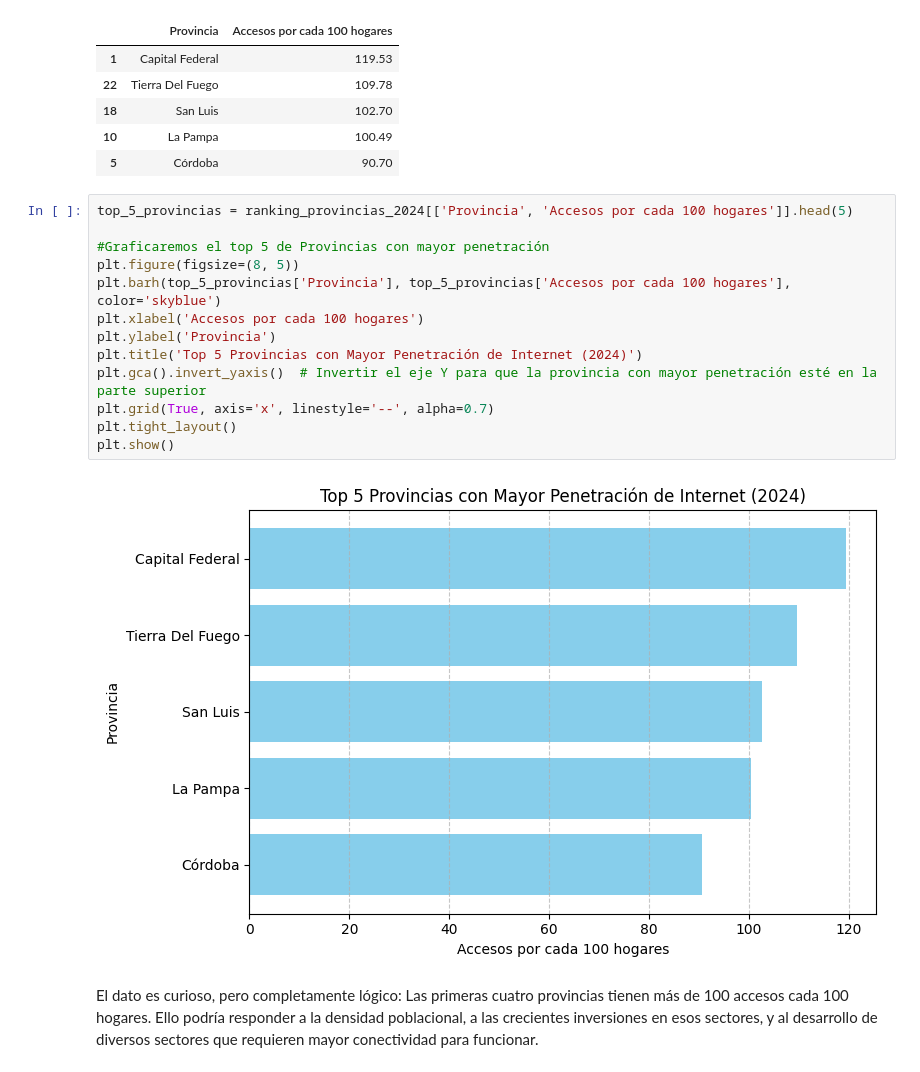
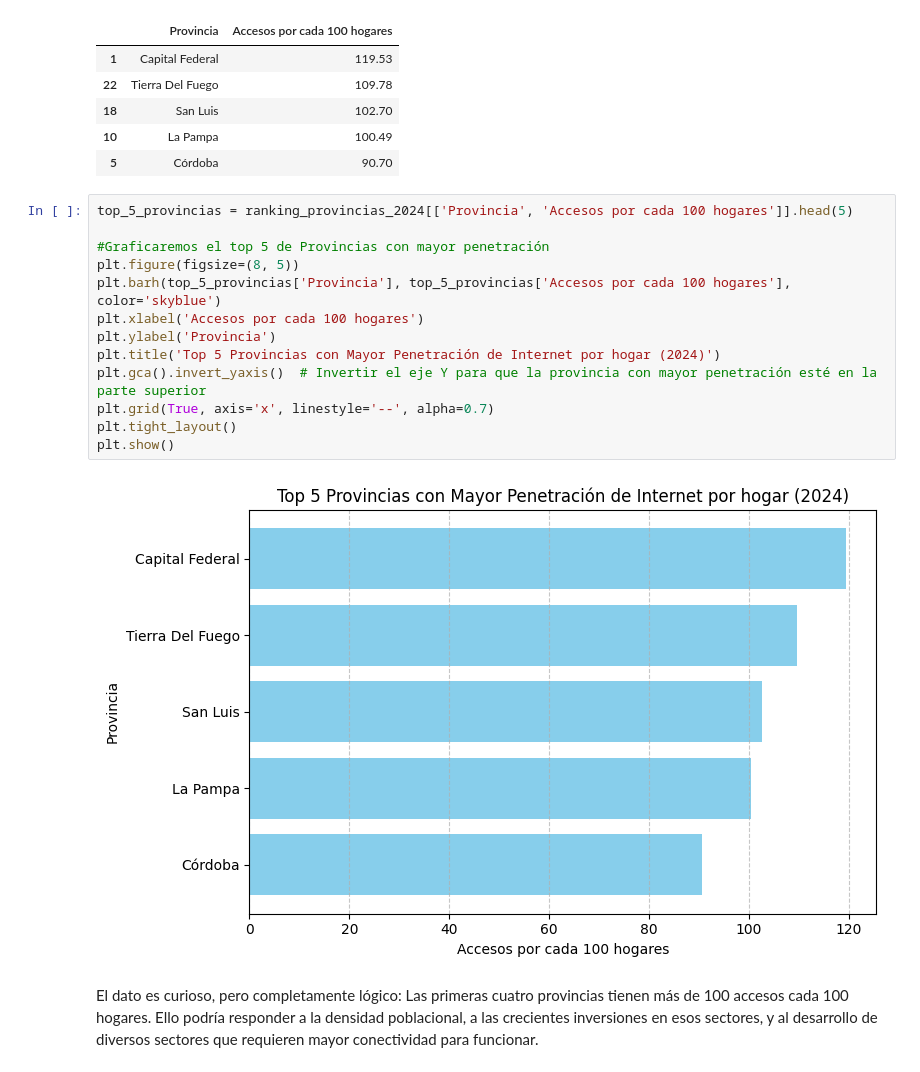
Before and after one commit to gastorellano/Proyecto_telecomunicaciones, a Jupyter notebook: Notebooks/EDA.ipynb, the cells around one changed output. Saved outputs shown, nothing was run; the diff lists cells and outputs as text.

```diff
--- a/Notebooks/EDA.ipynb
+++ b/Notebooks/EDA.ipynb
@@ -317,18 +362,18 @@ ranking_provincias_2024[['Provincia', 'Accesos por cada 100 hogares']].head(5)
 # %%
 top_5_provincias = ranking_provincias_2024[['Provincia', 'Accesos por cada 100 hogares']].head(5)
 
 #Graficaremos el top 5 de Provincias con mayor penetración
 plt.figure(figsize=(8, 5))
 plt.barh(top_5_provincias['Provincia'], top_5_provincias['Accesos por cada 100 hogares'], color='skyblue')
 plt.xlabel('Accesos por cada 100 hogares')
 plt.ylabel('Provincia')
-plt.title('Top 5 Provincias con Mayor Penetración de Internet (2024)')
+plt.title('Top 5 Provincias con Mayor Penetración de Internet por hogar (2024)')
 plt.gca().invert_yaxis()  # Invertir el eje Y para que la provincia con mayor penetración esté en la parte superior
 plt.grid(True, axis='x', linestyle='--', alpha=0.7)
 plt.tight_layout()
 plt.show()
 # %% [output]
-[figure, old version]
+[figure, new version]
 # %% [markdown]
 El dato es curioso, pero completamente lógico: Las primeras cuatro provincias tienen más de 100 accesos cada 100 hogares. Ello podría responder a la densidad poblacional, a las crecientes inversiones en esos sectores, y al desarrollo de diversos sectores que requieren mayor conectividad para funcionar.
 # %% [markdown]
```
Also changed, not shown: parts of 16 cells of this notebook, 2 other files.
